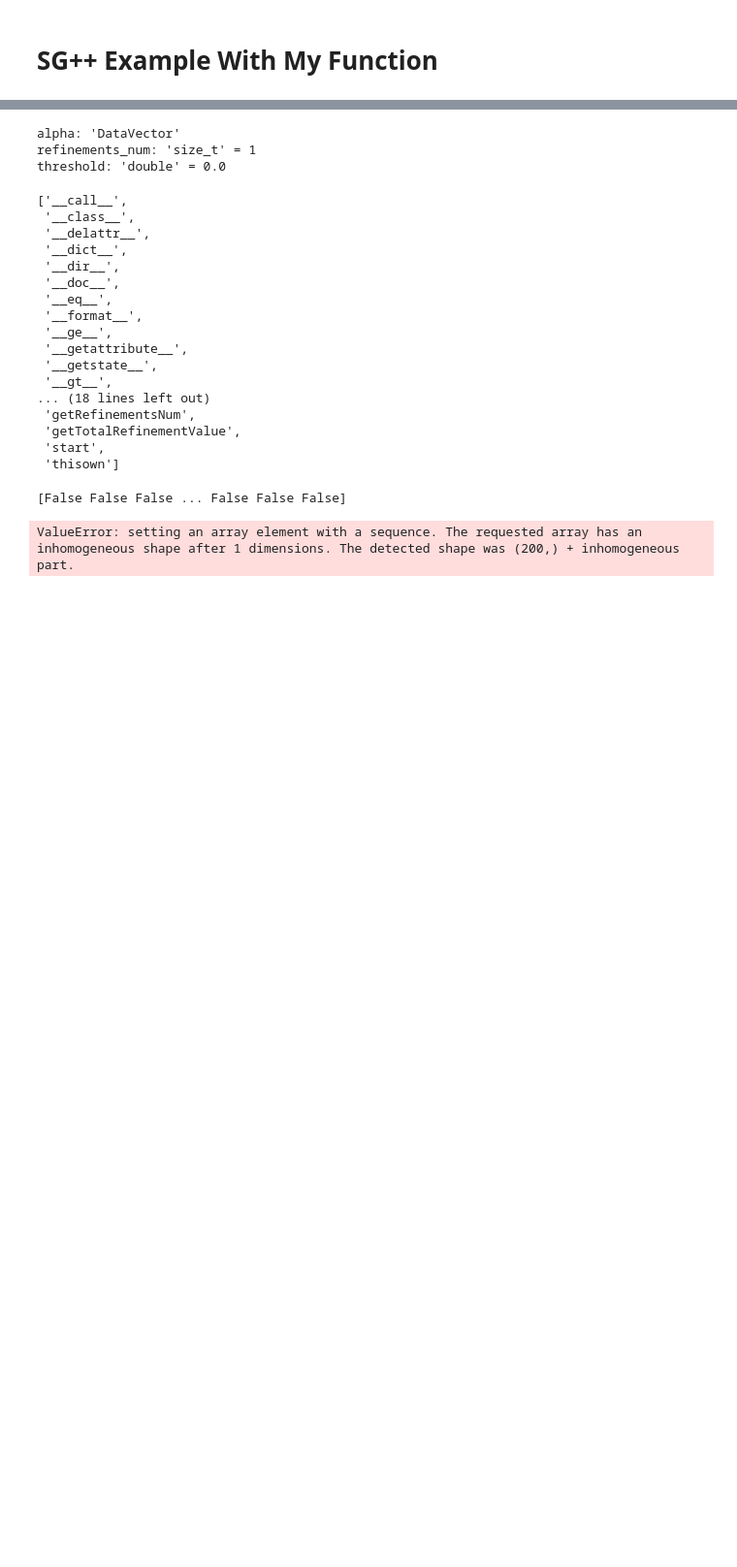
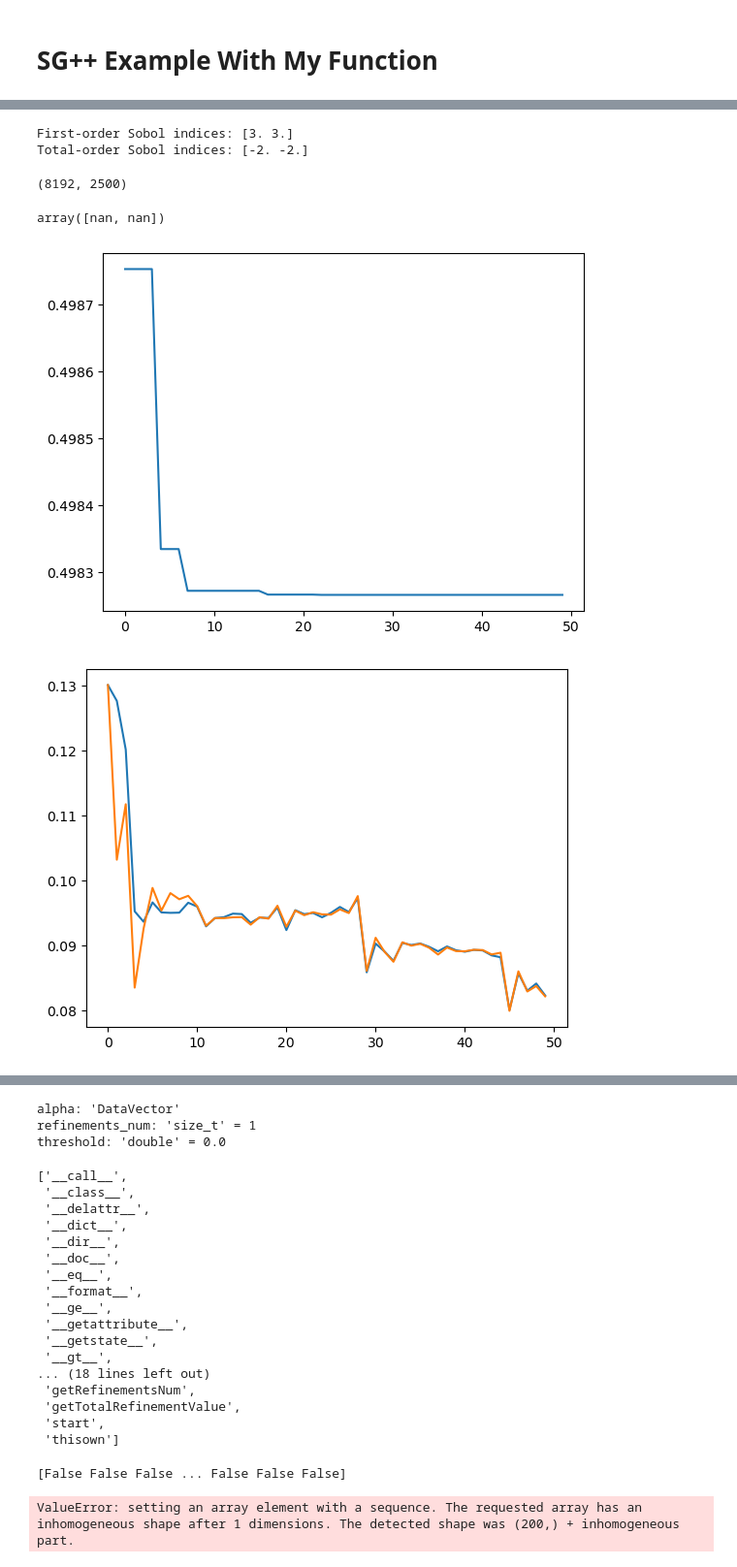
Before and after one commit to DanHarJor/GENE_UQ, a Jupyter notebook: SGPP_testing/SG++refinement.ipynb, the cells around one changed output, grey strips where cells are left out. Shown at 97% size. Cells and saved outputs as stored; diff of their text form; code cells hidden in the pictures; blank space fills up the shorter version.

```diff
--- a/SGPP_testing/SG++refinement.ipynb
+++ b/SGPP_testing/SG++refinement.ipynb
@@ -163,0 +332,71 @@ AttributeError: 'Grid' object has no attribute 'b'
+# %%
+import numpy as np
+
+def calculate_sobol_indices(positions, evaluations):
+    num_vars = positions.shape[1]
+    num_samples = positions.shape[0]
+
+    # Calculate the mean and variance of the evaluations
+    mean_y = np.mean(evaluations)
+    var_y = np.var(evaluations)
+
+    # Initialize arrays to store Sobol indices
+    S = np.zeros(num_vars)
+    ST = np.zeros(num_vars)
+
+    # Calculate first-order and total-order Sobol indices
+    for i in range(num_vars):
+        # Create arrays to store conditional variances
+        V_i = np.zeros(num_samples)
+        V_Ti = np.zeros(num_samples)
+
+        for j in range(num_samples):
+            # Conditional variance for first-order index
+            V_i[j] = np.mean([evaluations[k] for k in range(num_samples) if positions[k, i] == positions[j, i]])
+
+            # Conditional variance for total-order index
+            V_Ti[j] = np.mean([evaluations[k] for k in range(num_samples) if positions[k, i] != positions[j, i]])
+
+        # Calculate first-order Sobol index
+        S[i] = np.mean(V_i) / var_y
+
+        # Calculate total-order Sobol index
+        ST[i] = 1 - np.mean(V_Ti) / var_y
+
+    return S, ST
+
+# Example usage
+positions = np.array([[0.1, 0.2], [0.3, 0.4], [0.5, 0.6]])
+evaluations = np.array([1.0, 2.0, 3.0])
+sobol_indices = calculate_sobol_indices(positions, evaluations)
+print("First-order Sobol indices:", sobol_indices[0])
+print("Total-order Sobol indices:", sobol_indices[1])
+# %% [output]
+First-order Sobol indices: [3. 3.]
+Total-order Sobol indices: [-2. -2.]
+# %%
+2**13, 50*50
+# %% [output]
+(8192, 2500)
+# %%
+first_order_sobel_indicies[0]
+# %% [output]
+array([nan, nan])
+# %%
+
+from matplotlib import pyplot as plt
+fig = plt.figure()
+plt.plot(integral)
+
+fig = plt.figure()
+fo_by_d = np.array(first_order_sobel_indicies).T
+for fo in fo_by_d:
+    plt.plot(fo)
+
+# fig = plt.figure()
+# to_by_d = np.array(total_order_sobel_indicies).T
+# for to in to_by_d:
+#     plt.plot(to)
+# %% [output]
+[figure, added]
+[figure, added]
```
Also changed, not shown: parts of 14 cells of this notebook, 3 other files.
